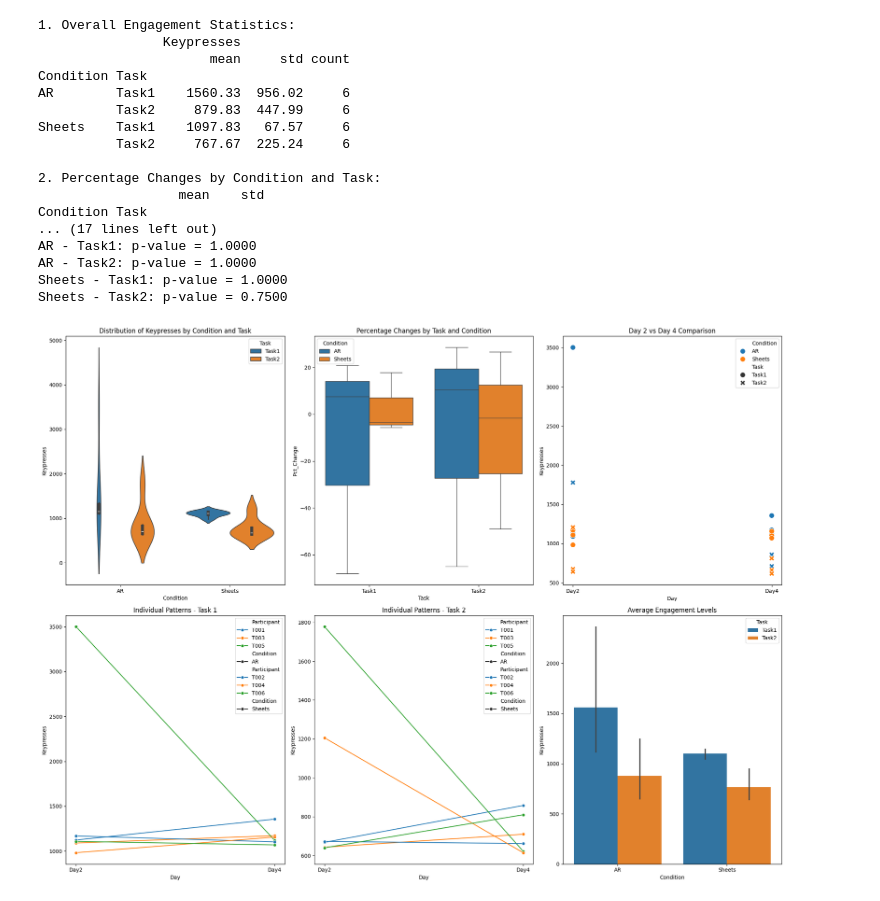
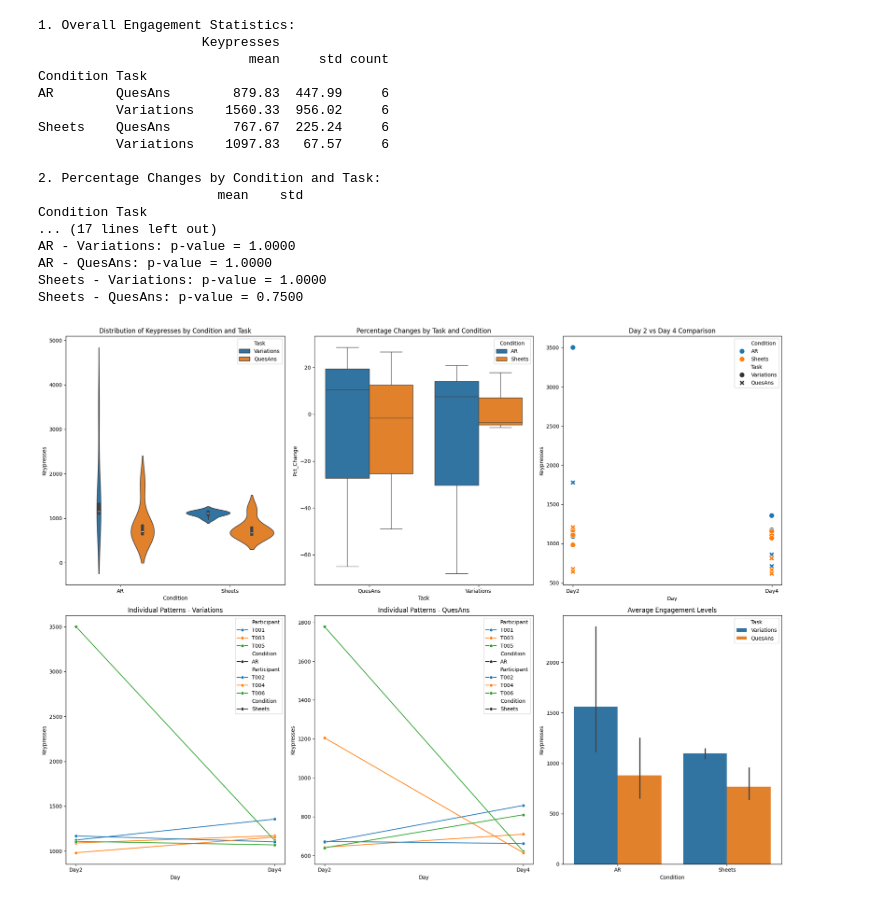
Before and after one commit to jrdndj/ImproVisAR-PilotPlots, a Jupyter notebook: Study3_keypress_analysis.ipynb, the cells around one changed output. Cells and saved outputs as stored; diff of their text form; code cells hidden in the pictures.

```diff
--- a/Study3_keypress_analysis.ipynb
+++ b/Study3_keypress_analysis.ipynb
@@ -10,22 +10,22 @@ import seaborn as sns
 # Create structured data
 data = []
 for row in [
-    # AR Condition Task 1
-    ('AR', 'Task1', 'T001', 'Day2', 1123), ('AR', 'Task1', 'T001', 'Day4', 1356),
-    ('AR', 'Task1', 'T003', 'Day2', 1090), ('AR', 'Task1', 'T003', 'Day4', 1172),
-    ('AR', 'Task1', 'T005', 'Day2', 3502), ('AR', 'Task1', 'T005', 'Day4', 1119),
-    # AR Condition Task 2
-    ('AR', 'Task2', 'T001', 'Day2', 668), ('AR', 'Task2', 'T001', 'Day4', 858),
-    ('AR', 'Task2', 'T003', 'Day2', 643), ('AR', 'Task2', 'T003', 'Day4', 710),
-    ('AR', 'Task2', 'T005', 'Day2', 1778), ('AR', 'Task2', 'T005', 'Day4', 622),
-    # Sheets Condition Task 1
-    ('Sheets', 'Task1', 'T002', 'Day2', 1169), ('Sheets', 'Task1', 'T002', 'Day4', 1103),
-    ('Sheets', 'Task1', 'T004', 'Day2', 982), ('Sheets', 'Task1', 'T004', 'Day4', 1156),
-    ('Sheets', 'Task1', 'T006', 'Day2', 1108), ('Sheets', 'Task1', 'T006', 'Day4', 1069),
-    # Sheets Condition Task 2
-    ('Sheets', 'Task2', 'T002', 'Day2', 673), ('Sheets', 'Task2', 'T002', 'Day4', 662),
-    ('Sheets', 'Task2', 'T004', 'Day2', 1206), ('Sheets', 'Task2', 'T004', 'Day4', 615),
-    ('Sheets', 'Task2', 'T006', 'Day2', 640), ('Sheets', 'Task2', 'T006', 'Day4', 810),
+    # AR Condition Variations
+    ('AR', 'Variations', 'T001', 'Day2', 1123), ('AR', 'Variations', 'T001', 'Day4', 1356),
+    ('AR', 'Variations', 'T003', 'Day2', 1090), ('AR', 'Variations', 'T003', 'Day4', 1172),
+    ('AR', 'Variations', 'T005', 'Day2', 3502), ('AR', 'Variations', 'T005', 'Day4', 1119),
+    # AR Condition QuesAns
+    ('AR', 'QuesAns', 'T001', 'Day2', 668), ('AR', 'QuesAns', 'T001', 'Day4', 858),
+    ('AR', 'QuesAns', 'T003', 'Day2', 643), ('AR', 'QuesAns', 'T003', 'Day4', 710),
+    ('AR', 'QuesAns', 'T005', 'Day2', 1778), ('AR', 'QuesAns', 'T005', 'Day4', 622),
+    # Sheets Condition Variations
+    ('Sheets', 'Variations', 'T002', 'Day2', 1169), ('Sheets', 'Variations', 'T002', 'Day4', 1103),
+    ('Sheets', 'Variations', 'T004', 'Day2', 982), ('Sheets', 'Variations', 'T004', 'Day4', 1156),
+    ('Sheets', 'Variations', 'T006', 'Day2', 1108), ('Sheets', 'Variations', 'T006', 'Day4', 1069),
+    # Sheets Condition QuesAns
+    ('Sheets', 'QuesAns', 'T002', 'Day2', 673), ('Sheets', 'QuesAns', 'T002', 'Day4', 662),
+    ('Sheets', 'QuesAns', 'T004', 'Day2', 1206), ('Sheets', 'QuesAns', 'T004', 'Day4', 615),
+    ('Sheets', 'QuesAns', 'T006', 'Day2', 640), ('Sheets', 'QuesAns', 'T006', 'Day4', 810),
 ]:
     data.append({
         'Condition': row[0],
@@ -66,21 +66,21 @@ sns.scatterplot(data=df, x='Day', y='Keypresses', hue='Condition',
                 style='Task', s=100)
 plt.title('Day 2 vs Day 4 Comparison')
 
-# Plot 4: Individual participant patterns - Task 1
+# Plot 4: Individual participant patterns - Variations
 plt.subplot(234)
 for condition in ['AR', 'Sheets']:
-    task1_data = df[(df['Task'] == 'Task1') & (df['Condition'] == condition)]
-    sns.lineplot(data=task1_data, x='Day', y='Keypresses',
+    variations_data = df[(df['Task'] == 'Variations') & (df['Condition'] == condition)]
+    sns.lineplot(data=variations_data, x='Day', y='Keypresses',
                 hue='Participant', style='Condition', marker='o')
-plt.title('Individual Patterns - Task 1')
+plt.title('Individual Patterns - Variations')
 
-# Plot 5: Individual participant patterns - Task 2
+# Plot 5: Individual participant patterns - QuesAns
 plt.subplot(235)
 for condition in ['AR', 'Sheets']:
-    task2_data = df[(df['Task'] == 'Task2') & (df['Condition'] == condition)]
-    sns.lineplot(data=task2_data, x='Day', y='Keypresses',
+    quesans_data = df[(df['Task'] == 'QuesAns') & (df['Condition'] == condition)]
+    sns.lineplot(data=quesans_data, x='Day', y='Keypresses',
                 hue='Participant', style='Condition', marker='o')
-plt.title('Individual Patterns - Task 2')
+plt.title('Individual Patterns - QuesAns')
 
 # Plot 6: Overall engagement levels
 plt.subplot(236)
@@ -104,43 +104,43 @@ def run_stats_tests(data, condition, task):
                 (data['Day'] == 'Day4')]['Keypresses']
     return stats.wilcoxon(day2, day4)
 
 # Print comprehensive results
 print("1. Overall Engagement Statistics:")
 print(stats_by_group)
 print("\n2. Percentage Changes by Condition and Task:")
 print(pct_changes.groupby(['Condition', 'Task'])['Pct_Change'].agg(['mean', 'std']).round(2))
 print("\n3. Individual Participant Changes:")
 pivot_table = pct_changes.pivot_table(
     index='Participant',
     columns=['Condition', 'Task'],
     values='Pct_Change'
 ).round(2)
 print(pivot_table)
 
 # Statistical test results
 conditions = ['AR', 'Sheets']
-tasks = ['Task1', 'Task2']
+tasks = ['Variations', 'QuesAns']
 print("\n4. Statistical Tests (Wilcoxon signed-rank test):")
 for condition in conditions:
     for task in tasks:
         stat, p = run_stats_tests(df, condition, task)
         print(f"{condition} - {task}: p-value = {p:.4f}")
 # %% [output]
 1. Overall Engagement Statistics:
-                Keypresses
-                      mean     std count
+                     Keypresses
+                           mean     std count
 Condition Task
-AR        Task1    1560.33  956.02     6
-          Task2     879.83  447.99     6
-Sheets    Task1    1097.83   67.57     6
-          Task2     767.67  225.24     6
+AR        QuesAns        879.83  447.99     6
+          Variations    1560.33  956.02     6
+Sheets    QuesAns        767.67  225.24     6
+          Variations    1097.83   67.57     6
 
 2. Percentage Changes by Condition and Task:
-                  mean    std
+                       mean    std
 Condition Task
 ... (17 lines left out)
-AR - Task1: p-value = 1.0000
-AR - Task2: p-value = 1.0000
-Sheets - Task1: p-value = 1.0000
-Sheets - Task2: p-value = 0.7500
+AR - Variations: p-value = 1.0000
+AR - QuesAns: p-value = 1.0000
+Sheets - Variations: p-value = 1.0000
+Sheets - QuesAns: p-value = 0.7500
-[figure, old version]
+[figure, new version]
```
Also changed, not shown: parts of 3 cells of this notebook.
